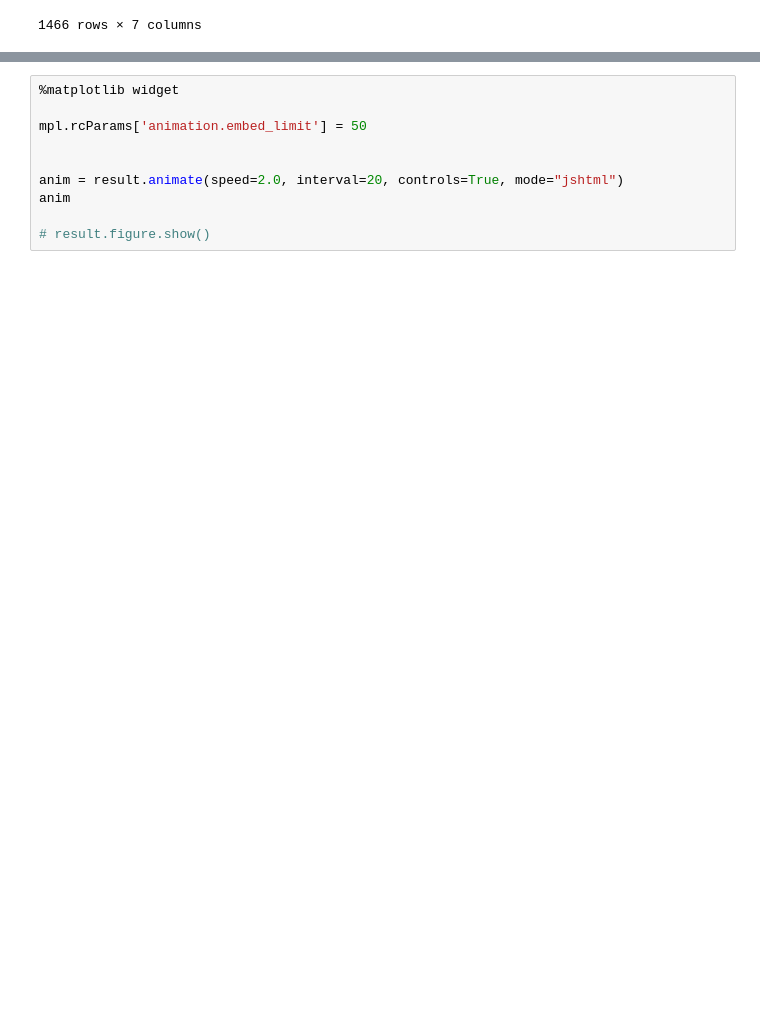
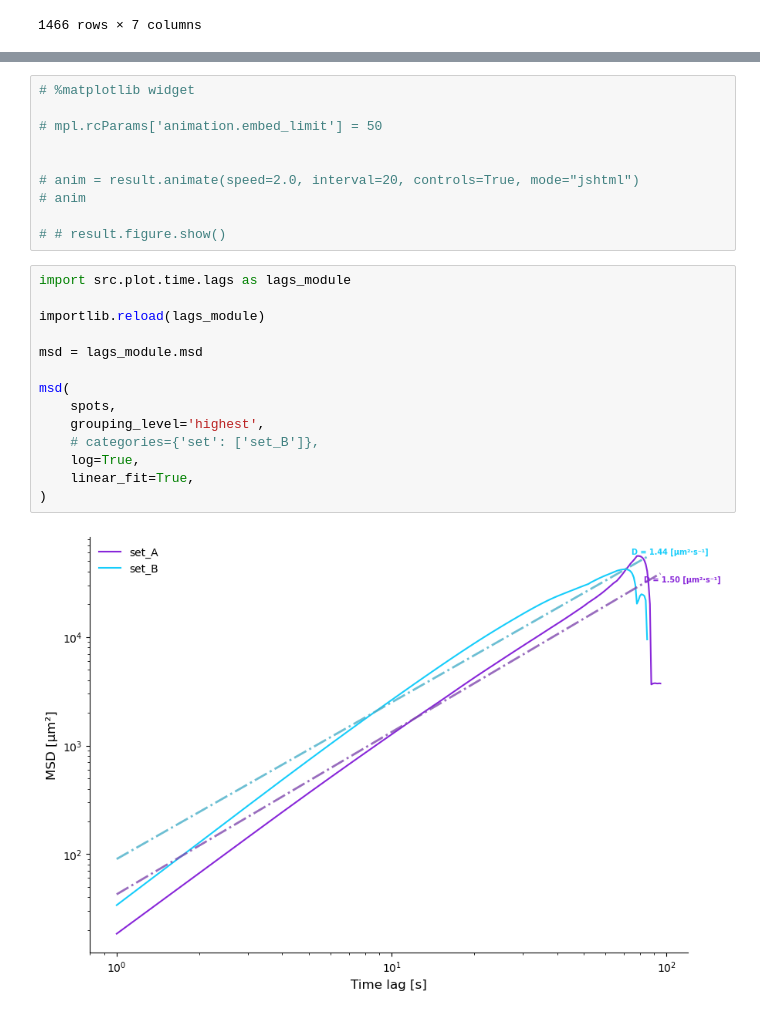
Before and after one commit to BranislavModriansky/Peregrin, a Jupyter notebook: lib/peregrin/Z_sketches/stats_computations.ipynb, the cells around one changed output, grey strips where cells are left out. Cells and saved outputs as stored; diff of their text form; blank space fills up the shorter version.

```diff
--- a/lib/peregrin/Z_sketches/stats_computations.ipynb
+++ b/lib/peregrin/Z_sketches/stats_computations.ipynb
@@ -455,10 +431,26 @@ result = reconstruct(spots, color='random', align_at_start=True)
 # %%
-%matplotlib widget
+# %matplotlib widget
 
-mpl.rcParams['animation.embed_limit'] = 50
+# mpl.rcParams['animation.embed_limit'] = 50
 
 
-anim = result.animate(speed=2.0, interval=20, controls=True, mode="jshtml")
-anim
+# anim = result.animate(speed=2.0, interval=20, controls=True, mode="jshtml")
+# anim
 
-# result.figure.show()
+# # result.figure.show()
+# %%
+import src.plot.time.lags as lags_module
+
+importlib.reload(lags_module)
+
+msd = lags_module.msd
+
+msd(
+    spots,
+    grouping_level='highest',
+    # categories={'set': ['set_B']},
+    log=True,
+    linear_fit=True,
+)
+# %% [output]
+[figure, added]
```
Also changed, not shown: parts of 10 cells of this notebook, 3 other files.
